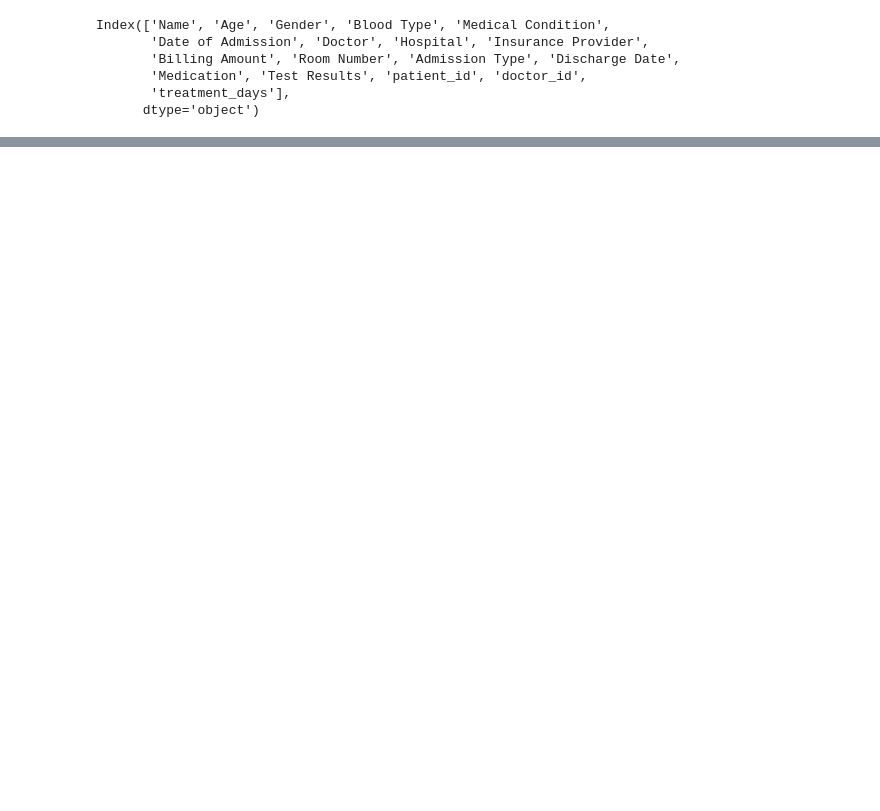
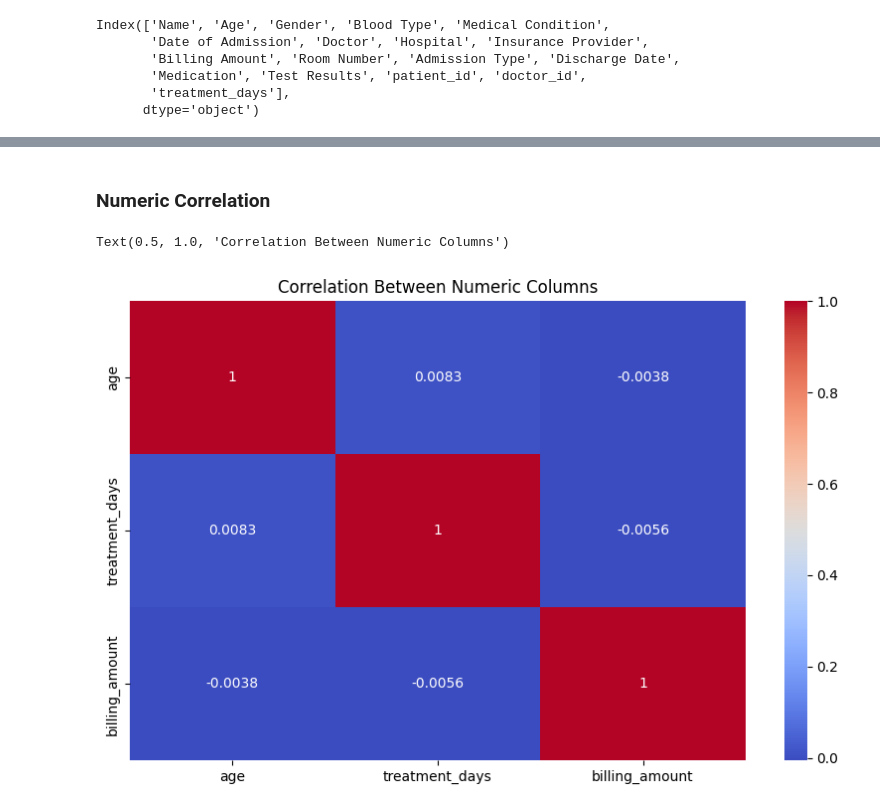
Before and after one commit to HaiderrX/CISC4900-Healthcare-Dataset-Data-Analysis, a Jupyter notebook: Heatlhcare_Data_Analysis.ipynb, the cells around one changed output, grey strips where cells are left out. Cells and saved outputs as stored; diff of their text form; code cells hidden in the pictures; blank space fills up the shorter version.

```diff
--- a/Heatlhcare_Data_Analysis.ipynb
+++ b/Heatlhcare_Data_Analysis.ipynb
@@ -251,0 +323,2 @@ df.to_csv("healthcare_cleaned.csv", index=False) # to save as new csv file to up
+# %%
+df = pd.read_csv("https://raw.githubusercontent.com/HaiderrX/CISC4900-Healthcare-Dataset-Data-Analysis/refs/heads/main/healthcare_cleaned.csv") # new dataframe to make it easier
@@ -251,0 +344,10 @@ df.to_csv("healthcare_cleaned.csv", index=False) # to save as new csv file to up
+# %% [markdown]
+### Numeric Correlation
+# %%
+plt.figure(figsize=(10, 6))
+num_cols = ["age", "treatment_days", "billing_amount"]
+sns.heatmap(df[num_cols].corr(), annot=True, cmap="coolwarm")
+plt.title("Correlation Between Numeric Columns")
+# %% [output]
+Text(0.5, 1.0, 'Correlation Between Numeric Columns')
+[figure, added]
```
Also changed, not shown: parts of 23 cells of this notebook.
